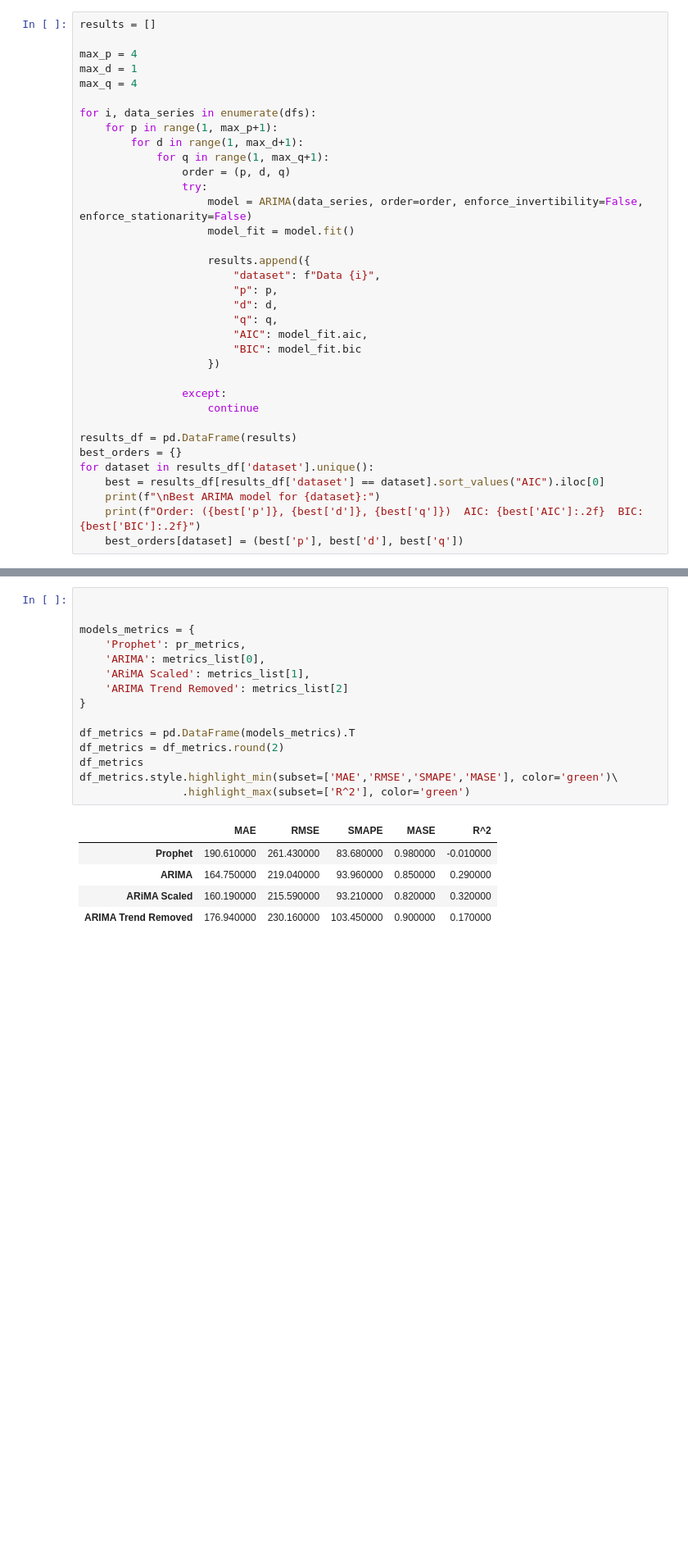
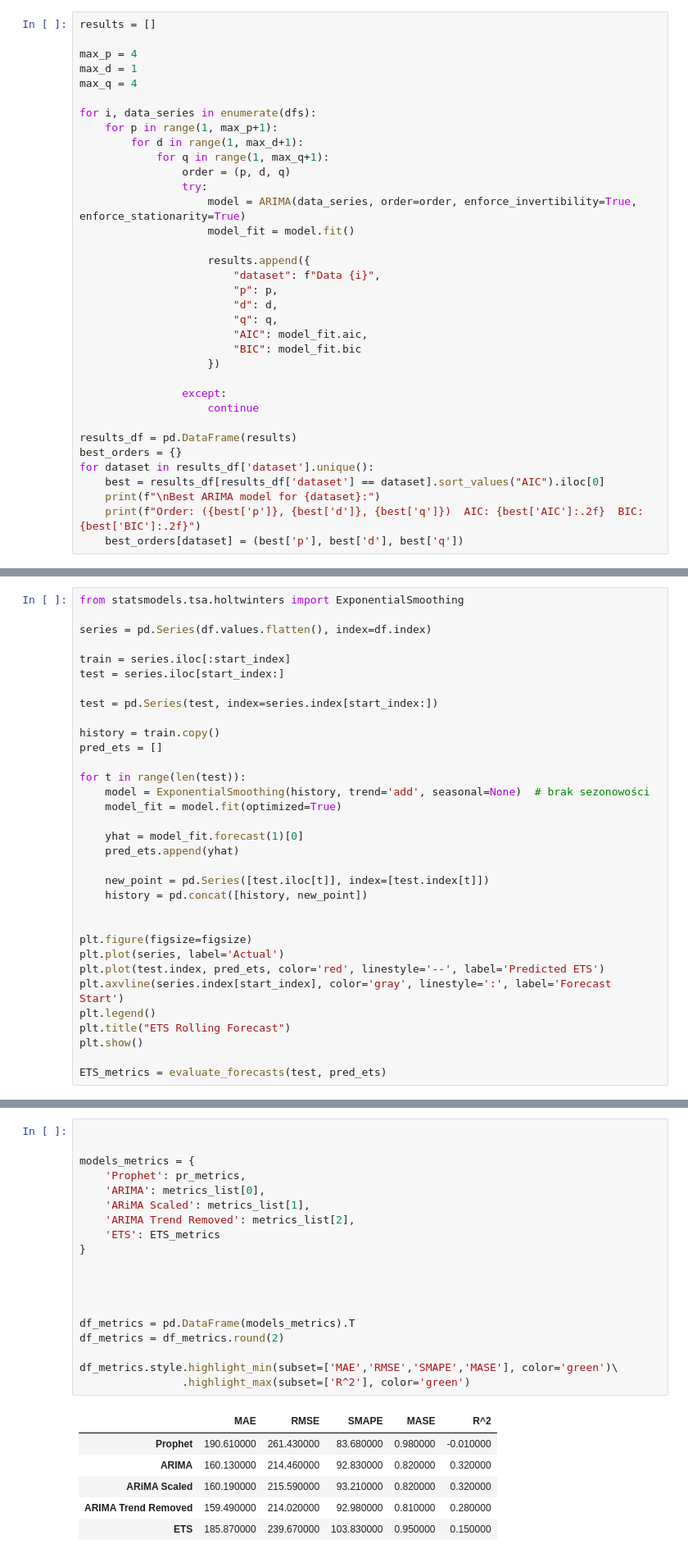
Before and after one commit to KawaMaciej/Stochastyczna, a Jupyter notebook: notebook.ipynb, the cells around one changed output, grey strips where cells are left out. Shown at 82% size. Cells and saved outputs as stored; diff of their text form; blank space fills up the shorter version.

```diff
--- a/notebook.ipynb
+++ b/notebook.ipynb
@@ -258,7 +284,7 @@ for i, data_series in enumerate(dfs):
             for q in range(1, max_q+1):
                 order = (p, d, q)
                 try:
-                    model = ARIMA(data_series, order=order, enforce_invertibility=False, enforce_stationarity=False)
+                    model = ARIMA(data_series, order=order, enforce_invertibility=True, enforce_stationarity=True)
                     model_fit = model.fit()
 
                     results.append({
@@ -410,3 +535,36 @@ plt.legend()
 plt.show()
 # %% [output]
 [figure]
+# %%
+from statsmodels.tsa.holtwinters import ExponentialSmoothing
+
+series = pd.Series(df.values.flatten(), index=df.index)
+
+train = series.iloc[:start_index]
+test = series.iloc[start_index:]
+
+test = pd.Series(test, index=series.index[start_index:])
+
+history = train.copy()
+pred_ets = []
+
+for t in range(len(test)):
+    model = ExponentialSmoothing(history, trend='add', seasonal=None)  # brak sezonowości
+    model_fit = model.fit(optimized=True)
+
+    yhat = model_fit.forecast(1)[0]
+    pred_ets.append(yhat)
+
+    new_point = pd.Series([test.iloc[t]], index=[test.index[t]])
+    history = pd.concat([history, new_point])
+
+
+plt.figure(figsize=figsize)
+plt.plot(series, label='Actual')
+plt.plot(test.index, pred_ets, color='red', linestyle='--', label='Predicted ETS')
+plt.axvline(series.index[start_index], color='gray', linestyle=':', label='Forecast Start')
+plt.legend()
+plt.title("ETS Rolling Forecast")
+plt.show()
+
+ETS_metrics = evaluate_forecasts(test, pred_ets)
@@ -467,21 +643,26 @@ fig.show()
 # %%
 
 
 models_metrics = {
     'Prophet': pr_metrics,
     'ARIMA': metrics_list[0],
     'ARiMA Scaled': metrics_list[1],
-    'ARIMA Trend Removed': metrics_list[2]
+    'ARIMA Trend Removed': metrics_list[2],
+    'ETS': ETS_metrics
 }
+
+
+
 
 df_metrics = pd.DataFrame(models_metrics).T
 df_metrics = df_metrics.round(2)
-df_metrics
+
 df_metrics.style.highlight_min(subset=['MAE','RMSE','SMAPE','MASE'], color='green')\
                 .highlight_max(subset=['R^2'], color='green')
 # %% [output]
 |  | MAE | RMSE | SMAPE | MASE | R^2 |
 | Prophet | 190.610000 | 261.430000 | 83.680000 | 0.980000 | -0.010000 |
-| ARIMA | 164.750000 | 219.040000 | 93.960000 | 0.850000 | 0.290000 |
+| ARIMA | 160.130000 | 214.460000 | 92.830000 | 0.820000 | 0.320000 |
 | ARiMA Scaled | 160.190000 | 215.590000 | 93.210000 | 0.820000 | 0.320000 |
-| ARIMA Trend Removed | 176.940000 | 230.160000 | 103.450000 | 0.900000 | 0.170000 |
+| ARIMA Trend Removed | 159.490000 | 214.020000 | 92.980000 | 0.810000 | 0.280000 |
+| ETS | 185.870000 | 239.670000 | 103.830000 | 0.950000 | 0.150000 |
```
Also changed, not shown: parts of 18 cells of this notebook, 1 other file.
